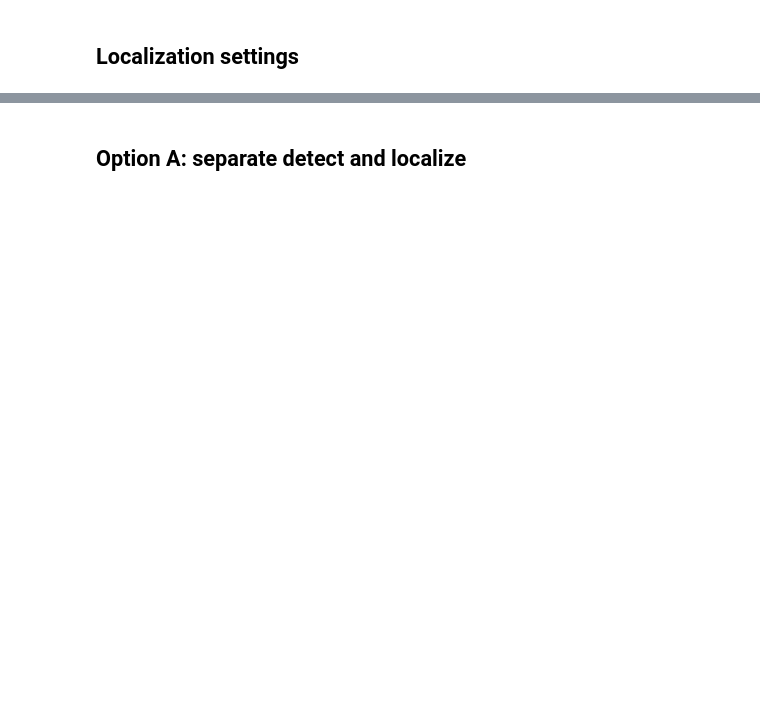
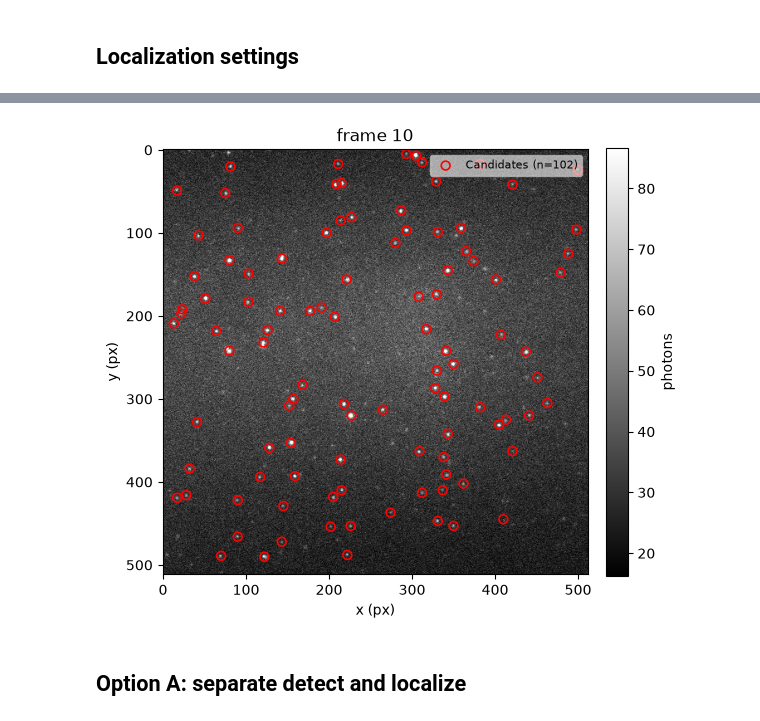
Before and after one commit to Jerry-LXH/SMLIE, a Jupyter notebook: Projects/Smile_Codes/Py_Smile/smTest.ipynb, the cells around one changed output, grey strips where cells are left out. Drawn from its saved outputs; the diff is of its cells as text; code cells hidden in the pictures; blank space fills up the shorter version.

```diff
--- a/Projects/Smile_Codes/Py_Smile/smTest.ipynb
+++ b/Projects/Smile_Codes/Py_Smile/smTest.ipynb
@@ -84,3 +108,8 @@ if not USE_LOCALIZE_STACK:
+# %%
+ax = viz.overlay_points(stack, cand, frames=[10],
+                                color='r', marker='o')
+# %% [output]
+[figure, added]
 # %% [markdown]
 ## Option A: separate detect and localize
 # %%
```
Also changed, not shown: parts of 14 cells of this notebook, 5 other files.
